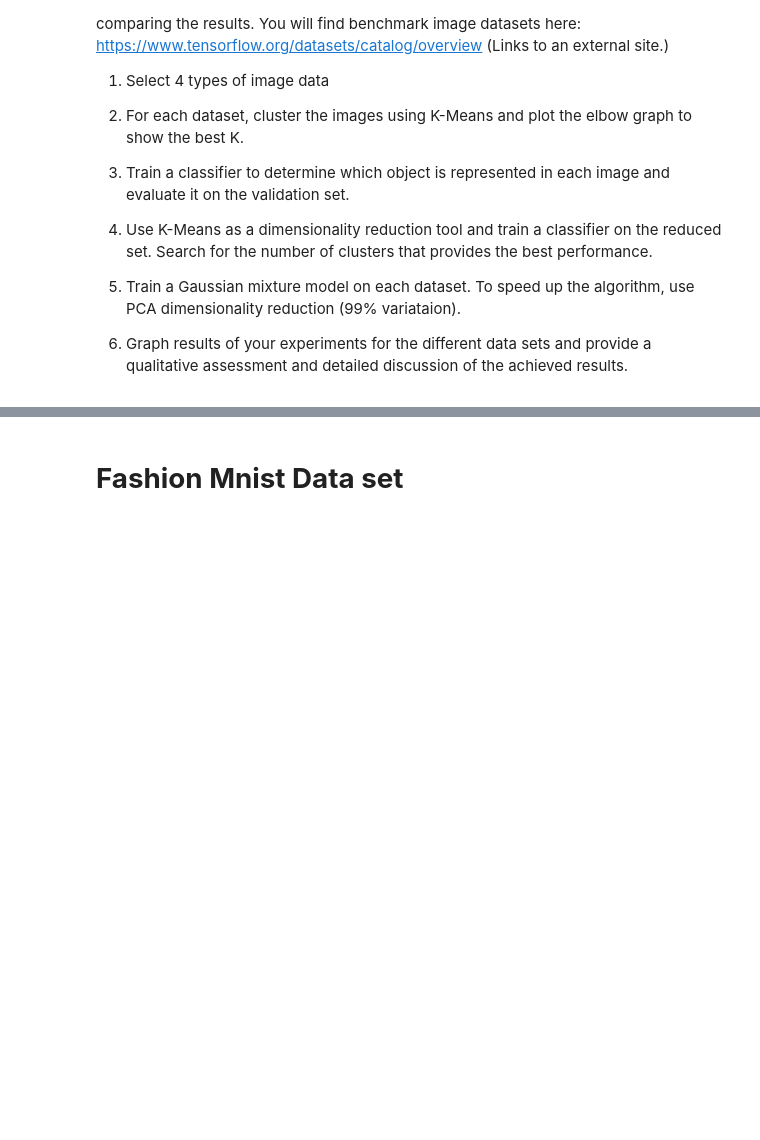
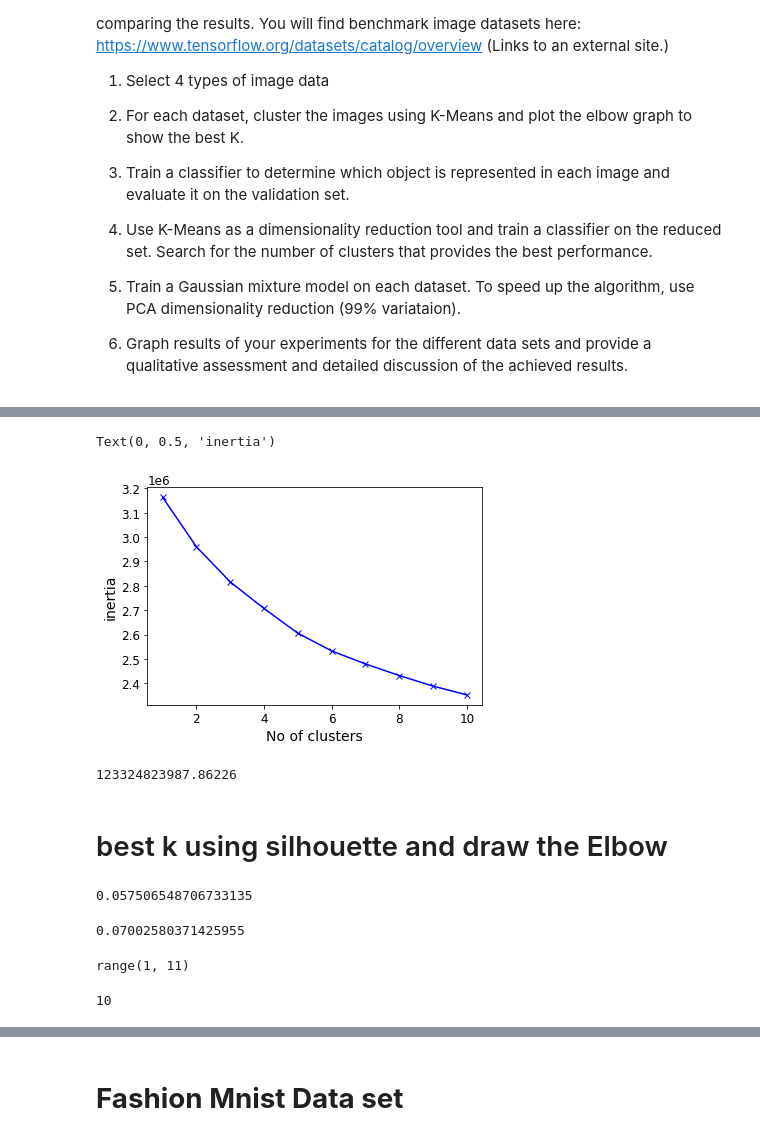
Before and after one commit to SaguPandya96/Advance-Machine-Learning-, a Jupyter notebook: Project 6/Project_6_Team_3.ipynb, the cells around one changed output, grey strips where cells are left out. Cells and saved outputs as stored; diff of their text form; code cells hidden in the pictures; blank space fills up the shorter version.

```diff
--- a/Project 6/Project_6_Team_3_.ipynb
+++ b/Project 6/Project_6_Team_3.ipynb
@@ -63,0 +194,6 @@ warnings.filterwarnings(action="ignore", message="^internal gelsd")
+# %%
+cluster_labels = infer_cluster_labels(kmeans, Y)
+X_clusters = kmeans.predict(X)
+predicted_labels = infer_data_labels(X_clusters, cluster_labels)
+print (predicted_labels[:20])
+print (Y[:20])
@@ -63,0 +307,9 @@ warnings.filterwarnings(action="ignore", message="^internal gelsd")
+# %%
+from sklearn.cluster import KMeans
+
+k_range = range(1,11)
+kmeans_per_k = []
+for k in k_range:
+    print("k={}".format(k))
+    kmeans = KMeans(n_clusters=k, random_state=42).fit(X_train_pca)
+    kmeans_per_k.append(kmeans)
@@ -63,0 +329,7 @@ warnings.filterwarnings(action="ignore", message="^internal gelsd")
+# %%
+from sklearn.cluster import KMeans
+
+k=10
+kmeans_per_k = [KMeans(n_clusters=k, random_state=42).fit(X)
+                for k in range(1, 11)]
+inertias = [model.inertia_ for model in kmeans_per_k]
@@ -63,0 +349,23 @@ warnings.filterwarnings(action="ignore", message="^internal gelsd")
+# %%
+from sklearn.cluster import KMeans
+K = range(1, 11)
+meandistortions = []
+inertia= []
+for k in K:
+    kmeans = KMeans(n_clusters=k,init='k-means++', random_state=0)
+    kmeans.fit(d2_X_train_mnist)
+
+    inertia.append(kmeans.inertia_)
+
+plt.plot(K, inertia, 'bx-')
+plt.xlabel('No of clusters')
+plt.ylabel('inertia')
+# %% [output]
+Text(0, 0.5, 'inertia')
+[figure, added]
+# %%
+kmeans.inertia_
+# %% [output]
+123324823987.86226
+# %% [markdown]
+# best k using silhouette and draw the Elbow
@@ -63,0 +374,4 @@ warnings.filterwarnings(action="ignore", message="^internal gelsd")
+# %%
+silhouette_score(X_train_pca, kmeans.labels_)
+# %% [output]
+0.057506548706733135
@@ -63,0 +387,12 @@ warnings.filterwarnings(action="ignore", message="^internal gelsd")
+# %%
+best_score
+# %% [output]
+0.07002580371425955
+# %%
+k_range
+# %% [output]
+range(1, 11)
+# %%
+best_k
+# %% [output]
+10
```
Also changed, not shown: parts of 73 cells of this notebook.
